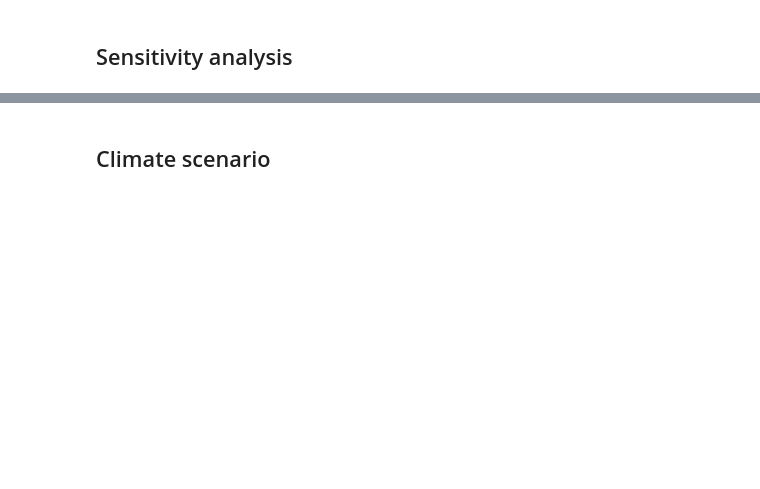
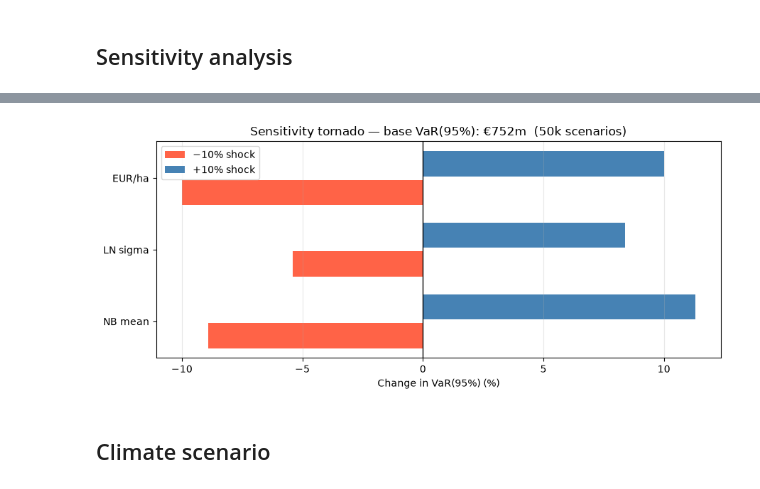
Before and after one commit to DanPhnx/pt-wildfire-catmodel, a Jupyter notebook: notebooks/04_validation.ipynb, the cells around one changed output, grey strips where cells are left out. Saved outputs shown, nothing was run; the diff lists cells and outputs as text; code cells hidden in the pictures; blank space fills up the shorter version.

```diff
--- a/notebooks/04_validation.ipynb
+++ b/notebooks/04_validation.ipynb
@@ -107,18 +129,11 @@ def run_sensitivity_analysis(base_frequency_params: dict, base_severity_params:
 # %%
-def plot_sensitivity(sensitivity_df: pd.DataFrame, ax=None):
-    """Plot a tornado-style chart of VaR(95%) sensitivity to parameter shocks.
-
-    Parameters
-    ----------
-    sensitivity_df : pd.DataFrame
-        Output of run_sensitivity_analysis.
-    ax : matplotlib.axes.Axes, optional
-        Axes to plot on; a new figure/axes is created if omitted.
-    """
-    if ax is None:
-        _, ax = plt.subplots()
-    # TODO: horizontal bar/tornado chart once run_sensitivity_analysis is implemented
-    raise NotImplementedError("Sensitivity plot pending sensitivity analysis output")
+fig, ax = plt.subplots(figsize=(9, 4))
+plot_sensitivity_tornado(sensitivity_df, base_var95, ax=ax)
+plt.tight_layout()
+plt.savefig(MODELS_DIR / "sensitivity_tornado.pdf")
+plt.show()
+# %% [output]
+[figure, added]
 # %% [markdown]
 ## Climate scenario
 # %%
```
Also changed, not shown: parts of 9 cells of this notebook, 4 other files.
